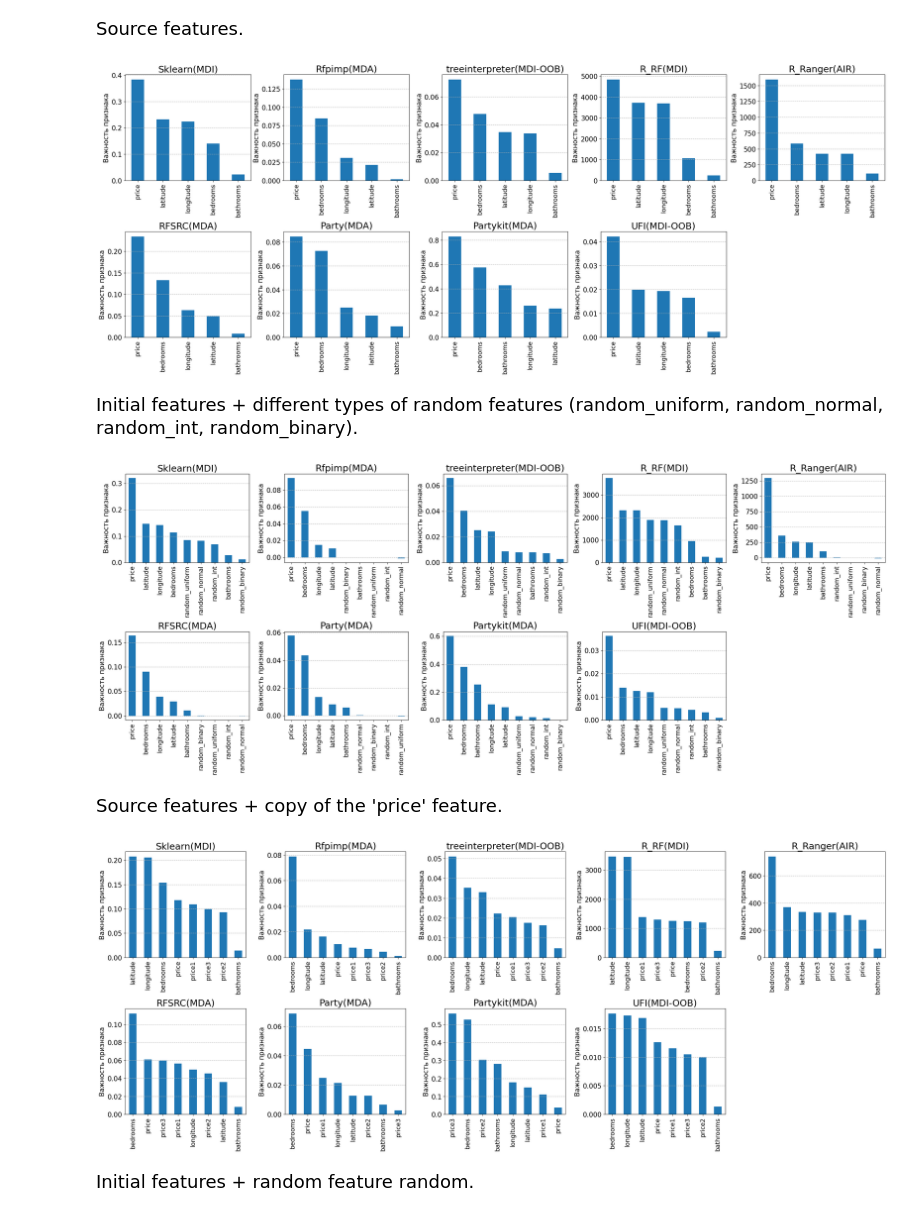
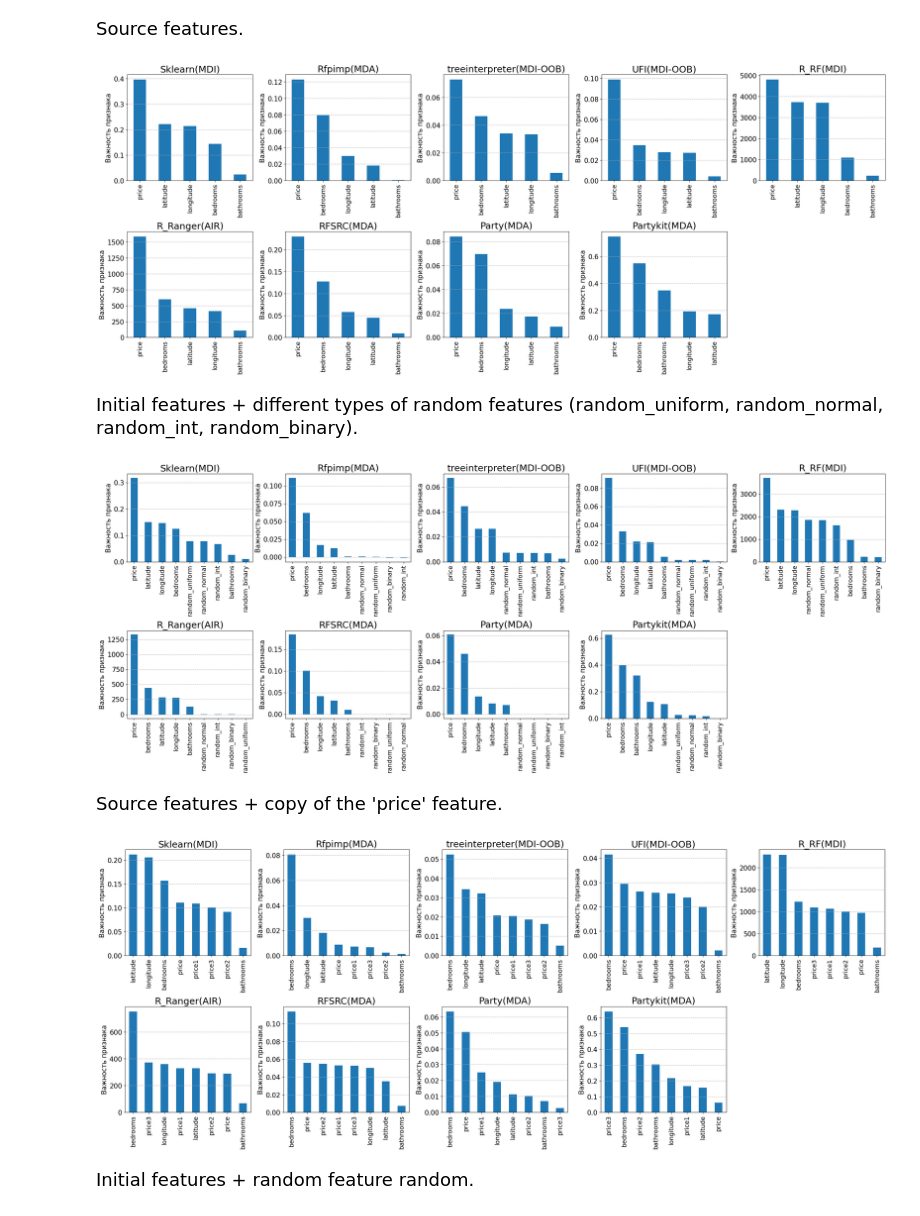
Before and after one commit to Nikita23112/Skoltech, a Jupyter notebook: Random_forest.ipynb, the cells around one changed output. Drawn from its saved outputs; the diff is of its cells as text; code cells hidden in the pictures.

```diff
--- a/Random_forest.ipynb
+++ b/Random_forest.ipynb
@@ -1,5 +1,9 @@
 # %%
+from sklearn.ensemble import RandomForestClassifier
+import pandas as pd
+
 def experiment(X, y):
+    RandomForestClassifier.cls = cls
     # 1. Получение важности из Sklearn, rfpimp, treeinterpreter (Возвращает (Series, Series, Series, RF_model, Optuna_study))
     imp_sklearn, imp_rfpimp, imp_tree, rf, study = sklearn_importance(X, y)
     best_params = study.best_params
@@ -8,30 +12,36 @@ def experiment(X, y):
     print(f'the importance of rfpimp: {imp_rfpimp}')
     print(f'the importance of treeinterpreter: {imp_tree}')
 
-    # 2. Получение важности из R randomForest (Возвращает Series)
+    # 2. Получение важности из ufi_importance_calculation (Возвращает Series)
+    X_np = X.values
+    y_np = y.values
+    # Копируем значение из нового атрибута в старый
+    rf.n_features_ = rf.n_features_in_
+    imp = rf.cls(X_np, y_np)
+    imp_series = pd.Series(imp, index=X.columns)
+    imp_ufi = imp_series.sort_values(ascending=False)
+    print(f'the importance of ufi: {imp_ufi}')
+
+    # 3. Получение важности из R randomForest (Возвращает Series)
     imp_r_rf = r_randomforest_importance(X, y, **best_params)
     print(f'the importance of  R_randomForest: {imp_r_rf}')
 
-    # 3. Получение важности из R ranger (Возвращает Series)
+    # 4. Получение важности из R ranger (Возвращает Series)
     imp_r_ranger = r_ranger_importance_air(X, y, **best_params)
     print(f'the importance of R_range: {imp_r_ranger}')
 
-    # 4. Получение важности из randomForestSRC (Возвращает Series)
+    # 5. Получение важности из randomForestSRC (Возвращает Series)
     imp_r_src = r_randomforestsrc_importance(X, y, **best_params)
     print(f'the importance of randomForestSRC: {imp_r_src}')
 
-    # 5. Получение важности из r_party_cforest (Возвращает Series)
+    # 6. Получение важности из r_party_cforest (Возвращает Series)
     imp_r_party = r_party_cforest_importance_classification(
         X, y, **best_params)
     print(f'the importance of r_party_cforest: {imp_r_party}')
 
-    # 6. Получение важности из r_partykit_cforest (Возвращает Series)
+    # 7. Получение важности из r_partykit_cforest (Возвращает Series)
     imp_r_partykit = r_partykit_importance(X, y, **best_params)
     print(f'the importance of r_partykit: {imp_r_partykit}')
-
-    # 7. Получение важности из ufi_importance_calculation (Возвращает Series)
-    imp_ufi = ufi_importance_calculation(rf, X, y)
-    print(f'the importance of ufi: {imp_ufi}')
 
     # Фильтруем None на случай сбоя R-функции и формируем списки
     importance_series_list = []
@@ -45,6 +55,9 @@ def experiment(X, y):
 
     importance_series_list.append(imp_tree)
     titles_list.append('treeinterpreter(MDI-OOB)')
+
+    importance_series_list.append(imp_ufi)
+    titles_list.append('UFI(MDI-OOB)')
 
     importance_series_list.append(imp_r_rf)
     titles_list.append('R_RF(MDI)')
@@ -61,9 +74,6 @@ def experiment(X, y):
     importance_series_list.append(imp_r_partykit)
     titles_list.append('Partykit(MDA)')
 
-    importance_series_list.append(imp_ufi)
-    titles_list.append('UFI(MDI-OOB)')
-
     picture(importance_series_list, titles_list)
     return importance_series_list
 # %% [markdown]
@@ -341,24 +415,24 @@ importance_series_list_4
 # %% [markdown]
 <font size="4">Source features.</font>
 # %%
-titles_list = ['Sklearn(MDI)', 'Rfpimp(MDA)', 'treeinterpreter(MDI-OOB)', 'R_RF(MDI)',
-               'R_Ranger(AIR)', 'RFSRC(MDA)', 'Party(MDA)', 'Partykit(MDA)', 'UFI(MDI-OOB)']
+titles_list = ['Sklearn(MDI)', 'Rfpimp(MDA)', 'treeinterpreter(MDI-OOB)', 'UFI(MDI-OOB)', 'R_RF(MDI)',
+               'R_Ranger(AIR)', 'RFSRC(MDA)', 'Party(MDA)', 'Partykit(MDA)']
 
 picture(importance_series_list_1, titles_list)
 # %% [output]
-[figure, old version]
+[figure, new version]
 # %% [markdown]
 <font size="4">Initial features + different types of random features (random_uniform, random_normal, random_int, random_binary).</font>
 # %%
 picture(importance_series_list_2, titles_list)
 # %% [output]
-[figure, old version]
+[figure, new version]
 # %% [markdown]
 <font size="4">Source features + copy of the 'price' feature.</font>
 # %%
 picture(importance_series_list_3, titles_list)
 # %% [output]
-[figure, old version]
+[figure, new version]
 # %% [markdown]
 <font size="4">Initial features + random feature random.</font>
 # %%
```
Also changed, not shown: parts of 14 cells of this notebook.
